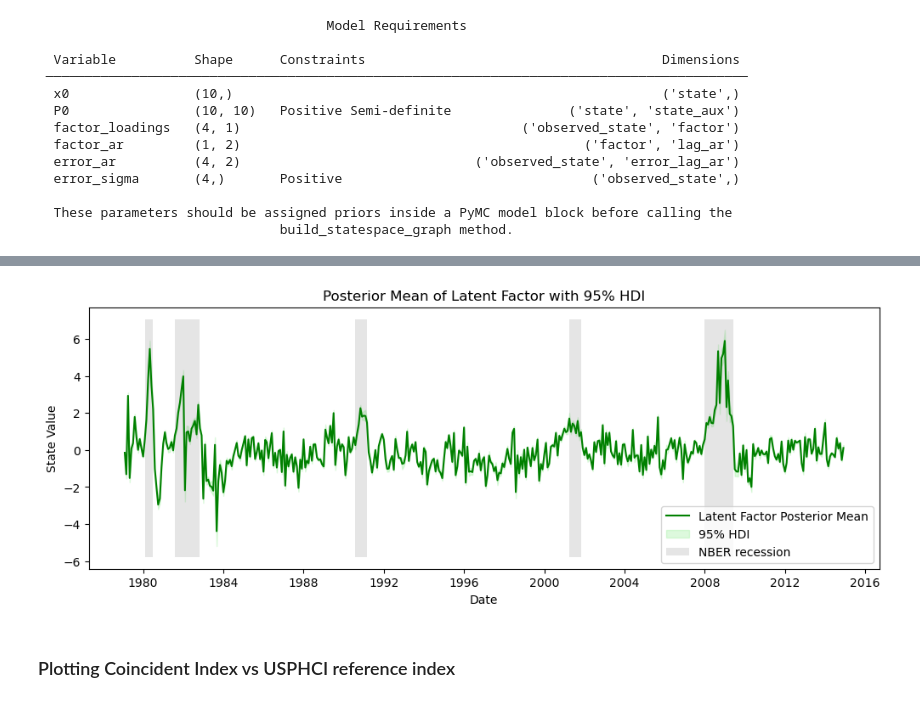
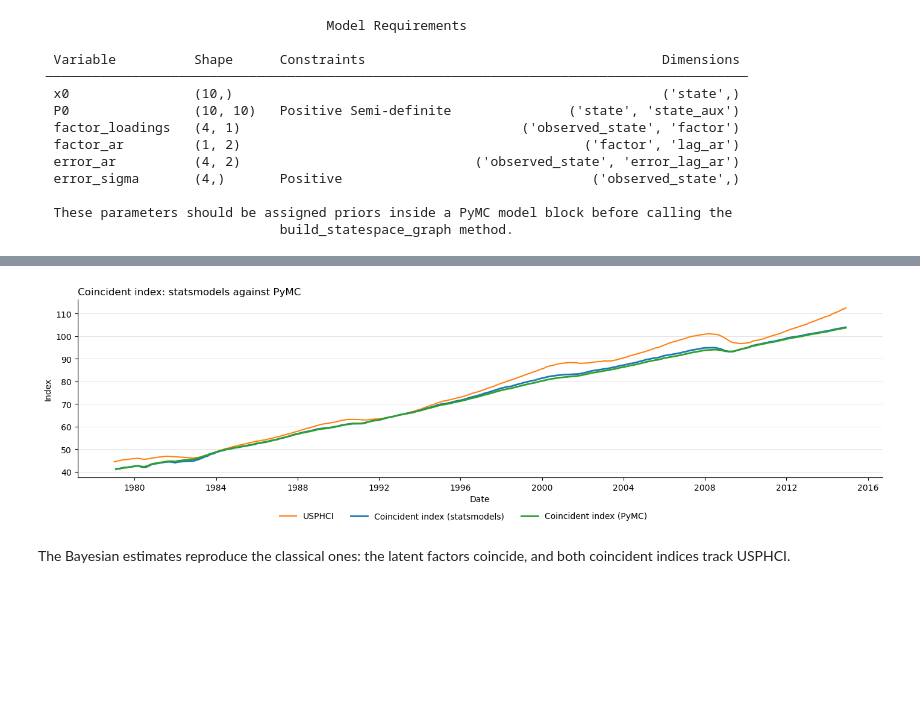
Before and after one commit to pymc-devs/pymc-extras, a Jupyter notebook: notebooks/DFM_Example_(Coincident_Index).ipynb, the cells around one changed output, grey strips where cells are left out. Saved outputs shown, nothing was run; the diff lists cells and outputs as text; code cells hidden in the pictures; blank space fills up the shorter version.

```diff
--- a/notebooks/DFM_Example_(Coincident_Index).ipynb
+++ b/notebooks/DFM_Example_(Coincident_Index).ipynb
@@ -386,0 +616,11 @@ plt.show()
+# %%
+coincident_index_sm, _ = compute_coincident_index(mod, res)
+
+figure, ax = plt.subplots(figsize=(13, 3), layout="constrained")
+
+ax.plot(dates, coincident_index_sm, color=CLASSICAL_COLOR, label="Coincident index (statsmodels)")
+ax.plot(usphci.index, usphci, color=REFERENCE_COLOR, label="USPHCI")
+shade_recessions(ax)
+style_axes(figure, ax, title="Coincident index against USPHCI", ylabel="Index")
+
+plt.show()
@@ -583,11 +767,12 @@ pymc_mod.to_graphviz()
 [drawing not drawn]
 # %%
 with pymc_mod:
-    idata_dfm_py = pm.sample(
+    idata = pm.sample(
         tune=500,
         draws=250,
         chains=6,
         cores=6,
+        random_seed=RANDOM_SEED,
     )
 # %% [output]
 NUTS[nutpie]: [factor_loadings, factor_ar, error_ar, error_sigma]
@@ -617,0 +933,6 @@ plt.show()
+# %%
+deterministics = pm.compute_deterministics(
+    idata.posterior,
+    var_names=["filtered_states", "coincident_index"],
+    model=index_mod,
+)
@@ -758,22 +1020,26 @@ dates = endog.index
 # %%
-lower_latent_factor_dfm_py, upper_latent_factor_dfm_py = hdi_bounds(latent_factor_dfm_py)
+figure, ax = plt.subplots(figsize=(14, 4), layout="constrained")
 
-fig, ax = plt.subplots(figsize=(12, 4))
-plot_with_hdi(
-    ax,
+ax.plot(usphci.index, usphci, color=REFERENCE_COLOR, label="USPHCI")
+ax.plot(
     dates,
-    latent_factor_mean_dfm_py,
-    lower_latent_factor_dfm_py,
-    upper_latent_factor_dfm_py,
-    label="Latent Factor Posterior Mean",
+    coincident_index_sm,
+    color=CLASSICAL_COLOR,
+    linewidth=2,
+    label="Coincident index (statsmodels)",
 )
-shade_recessions(ax)
-ax.set_xlabel("Date")
-ax.set_ylabel("State Value")
-ax.set_title("Posterior Mean of Latent Factor with 95% HDI")
-ax.legend(loc="lower right")
+ax.plot(
+    dates,
+    index_mean[1:],
+    color=FACTOR_COLOR,
+    linewidth=2,
+    label="Coincident index (PyMC)",
+)
+style_axes(figure, ax, title="Coincident index: statsmodels against PyMC", ylabel="Index")
+
 plt.show()
 # %% [output]
-[figure, old version]
+[figure, new version]
 # %% [markdown]
-### Plotting Coincident Index vs USPHCI reference index
+The Bayesian estimates reproduce the classical ones: the latent factors coincide, and both
+coincident indices track USPHCI.
```
Also changed, not shown: parts of 86 cells of this notebook.
